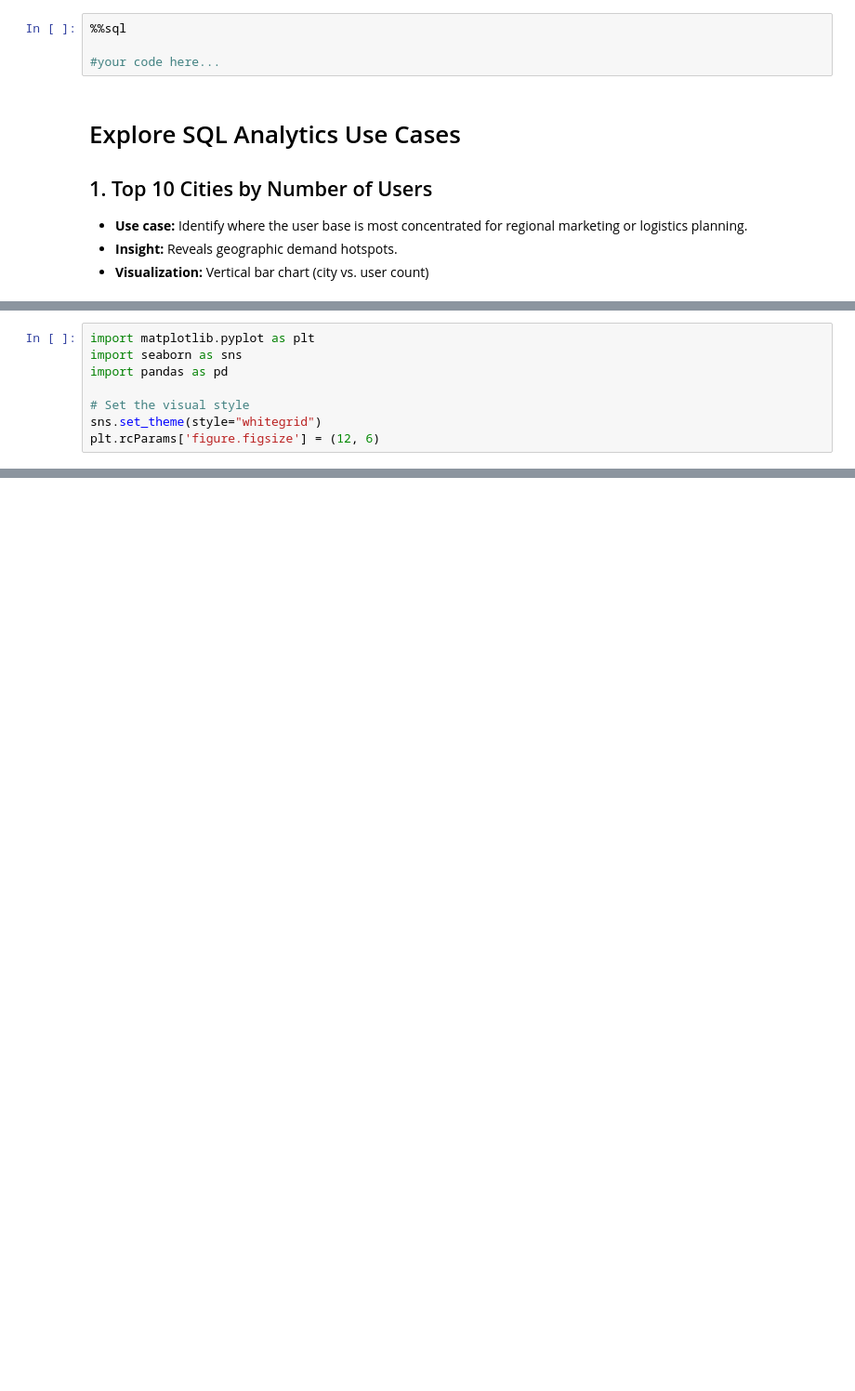
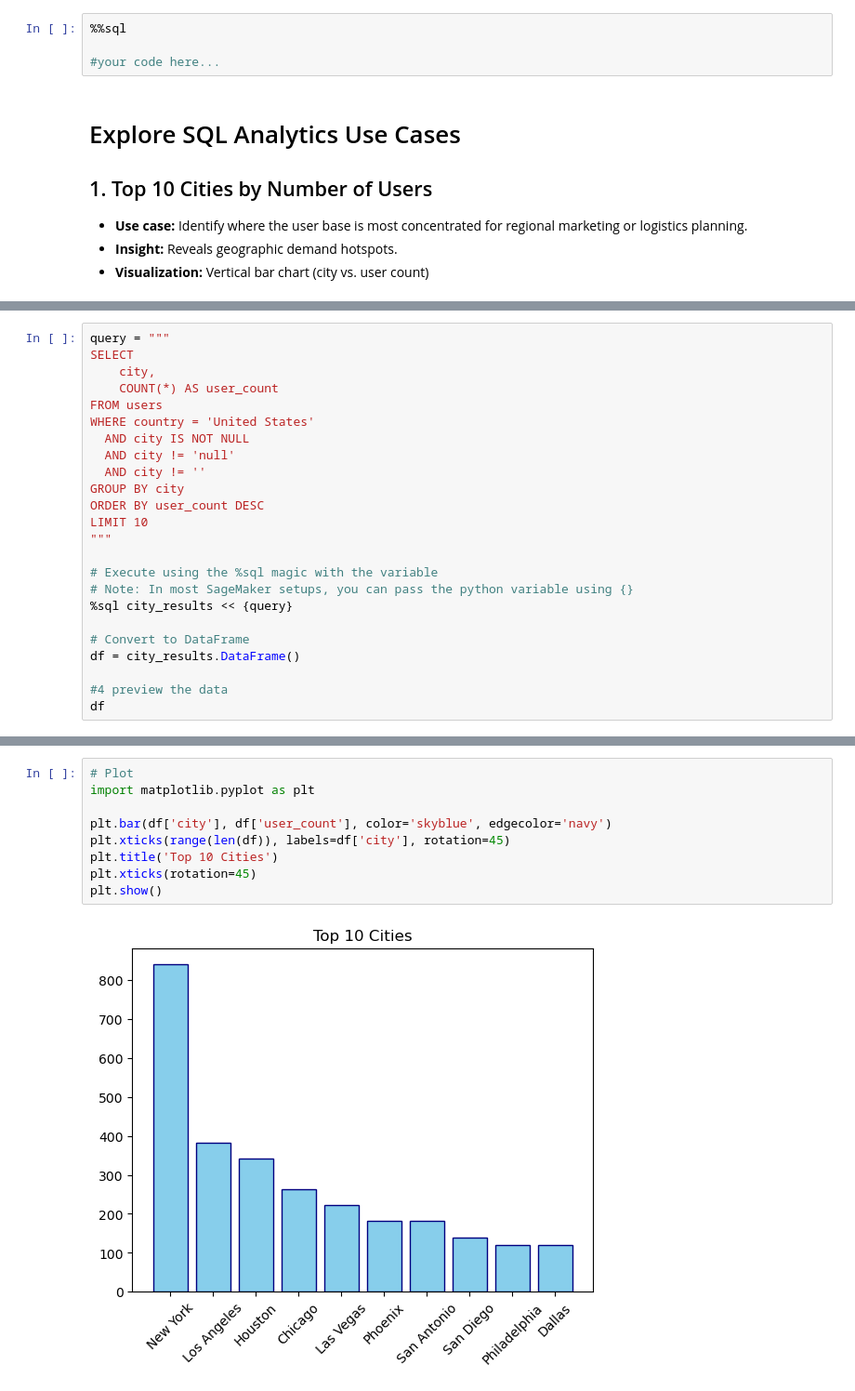
Before and after one commit to wsko/intro_to_sagemaker, a Jupyter notebook: 02_ecommerce_data_analytics_with_SageMaker_SQL.ipynb, the cells around one changed output, grey strips where cells are left out. Shown at 93% size. Saved outputs shown, nothing was run; the diff lists cells and outputs as text; blank space fills up the shorter version.

```diff
--- a/02_ecommerce_data_analytics_with_SageMaker_SQL.ipynb
+++ b/02_ecommerce_data_analytics_with_SageMaker_SQL.ipynb
@@ -490,8 +328,0 @@ print(df_revenue.head())
-# %%
-import matplotlib.pyplot as plt
-import seaborn as sns
-import pandas as pd
-
-# Set the visual style
-sns.set_theme(style="whitegrid")
-plt.rcParams['figure.figsize'] = (12, 6)
@@ -586,0 +354,24 @@ If your OLIST dataset grows to millions of rows:
+# %%
+query = """
+SELECT
+    city,
+    COUNT(*) AS user_count
+FROM users
+WHERE country = 'United States'
+  AND city IS NOT NULL
+  AND city != 'null'
+  AND city != ''
+GROUP BY city
+ORDER BY user_count DESC
+LIMIT 10
+"""
+
+# Execute using the %sql magic with the variable
+# Note: In most SageMaker setups, you can pass the python variable using {}
+%sql city_results << {query}
+
+# Convert to DataFrame
+df = city_results.DataFrame()
+
+#4 preview the data
+df
@@ -586,0 +393,11 @@ If your OLIST dataset grows to millions of rows:
+# %%
+# Plot
+import matplotlib.pyplot as plt
+
+plt.bar(df['city'], df['user_count'], color='skyblue', edgecolor='navy')
+plt.xticks(range(len(df)), labels=df['city'], rotation=45)
+plt.title('Top 10 Cities')
+plt.xticks(rotation=45)
+plt.show()
+# %% [output]
+[figure, added]
```
Also changed, not shown: parts of 42 cells of this notebook, 1 other file.
